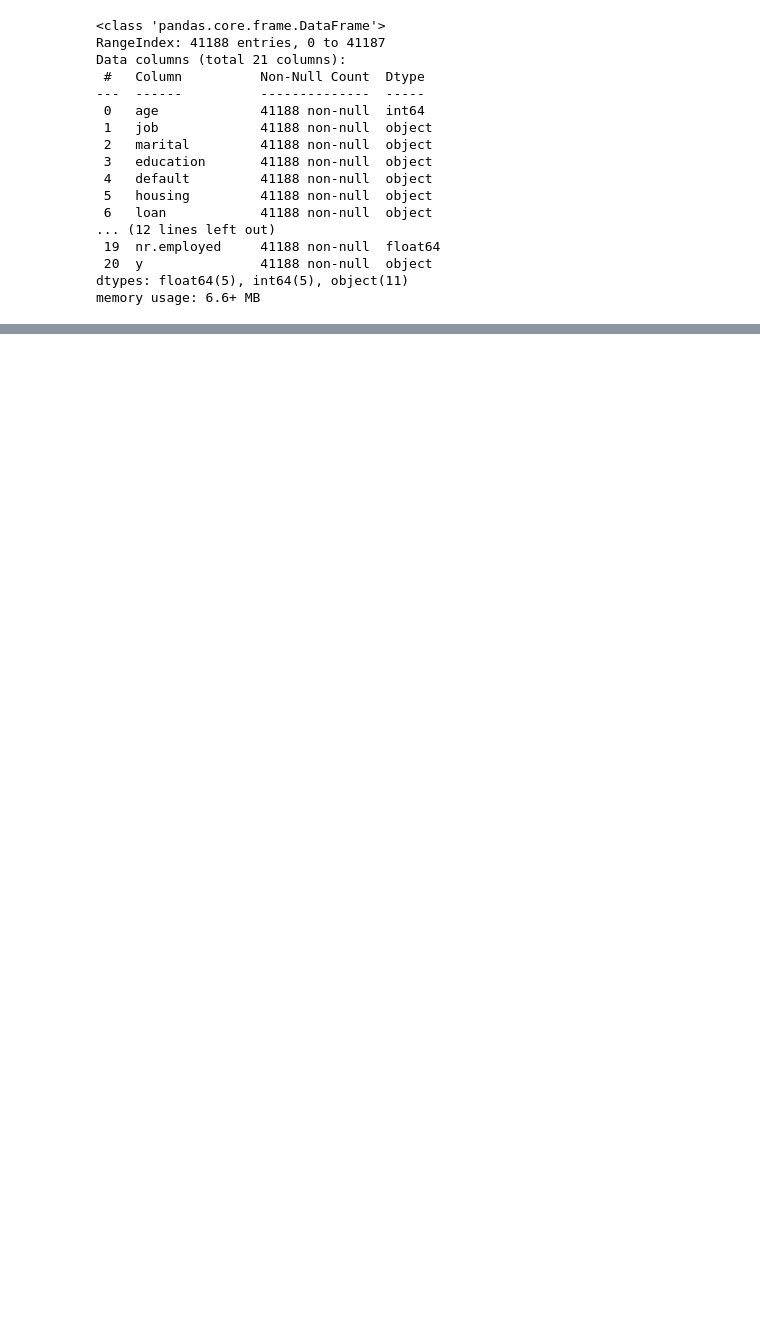
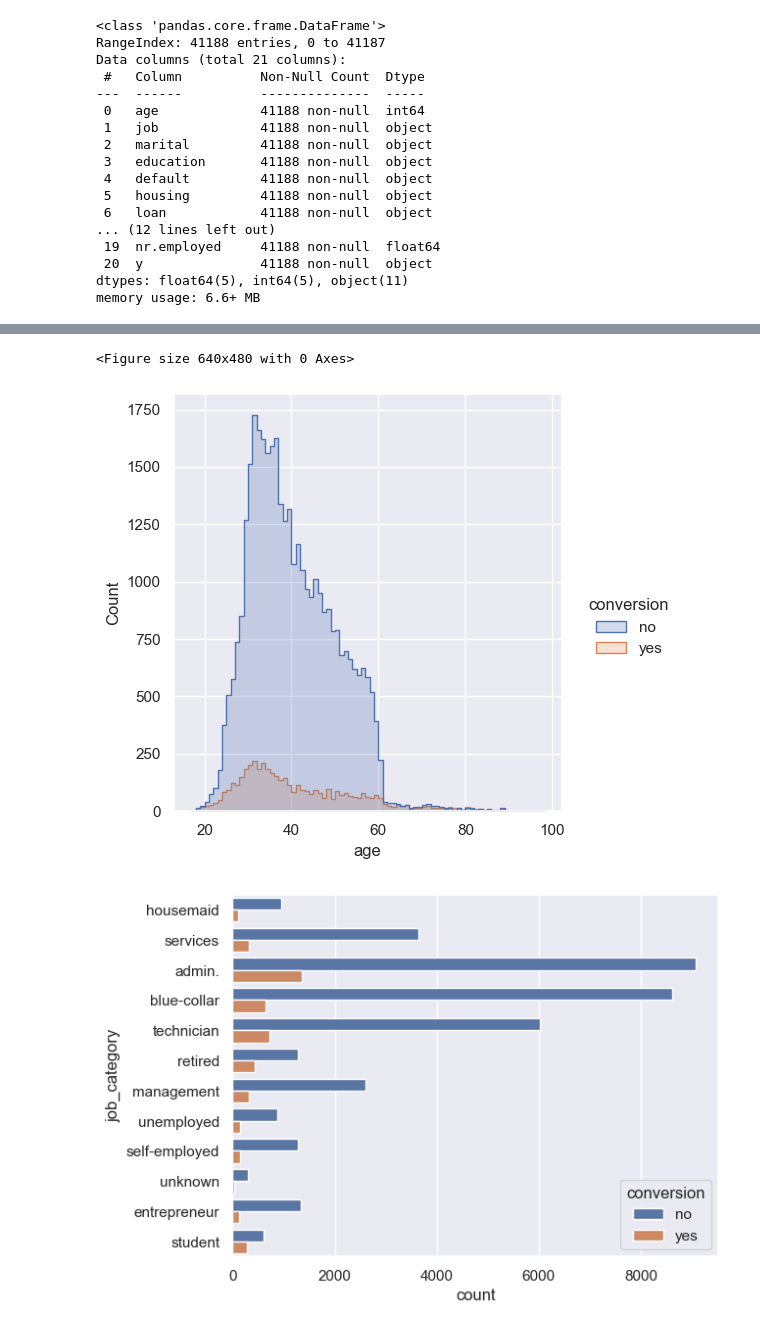
Before and after one commit to peterkchung/lead-scoring-basic, a Jupyter notebook: lead_scoring_0.1.ipynb, the cells around one changed output, grey strips where cells are left out. Cells and saved outputs as stored; diff of their text form; code cells hidden in the pictures; blank space fills up the shorter version.

```diff
--- a/lead_scoring_0.1.ipynb
+++ b/lead_scoring_0.1.ipynb
@@ -50,0 +56,23 @@ df.rename(columns={'y' : 'conversion'}, inplace=True)
+# %%
+# --------------------------------------------
+# Changing column names for better interpretability
+#
+
+col_name_change = {
+    'job' : 'job_category',
+    'marital' : 'marital_status',
+    'default' : 'history_of_default',
+    'housing' : 'has_housing_loan',
+    'loan' : 'has_personal_loan',
+    'contact' : 'contact_type',
+    'month' : 'month_of_last_contact',
+    'day_of_week' : 'dayofweek_of_last_contact',
+    'campaign' : 'no_of_previous_campaigns',
+    'pdays' : 'days_since_last_contact',
+    'previous' : 'number_of_times_contacted',
+    'poutcome' : 'outcome_of_previous_campaign',
+    'y' : 'conversion'
+}
+
+df = df.rename(columns=col_name_change)
+df.info()
@@ -57,0 +125,24 @@ Name: count, dtype: int64
+# %%
+#
+# Customer Info
+#
+
+customer_info = ['age', 'job_category', 'marital_status', 'history_of_default',
+                 'has_housing_loan', 'has_personal_loan']
+
+nrows=int(len(customer_info)/2)
+
+index=1
+for i in customer_info:
+    plt.figure()
+    if is_numeric_dtype(df[i]):
+        bins = int((max(df[i]) - min(df[i])))
+        sns.displot(data=df, x=i, hue="conversion", bins=bins, element="step")
+    elif len(df[i].unique()) > 4:
+        sns.countplot(data=df, y=i, hue="conversion")
+    else:
+        sns.countplot(data=df, x=i, hue="conversion")
+# %% [output]
+<Figure size 640x480 with 0 Axes>
+[figure, added]
+[figure, added]
```
Also changed, not shown: parts of 13 cells of this notebook, 6 other files.
